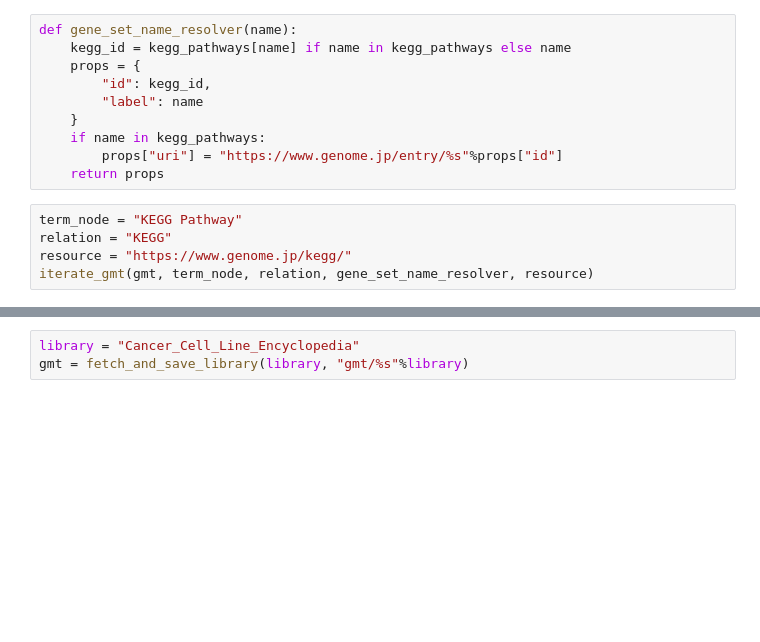
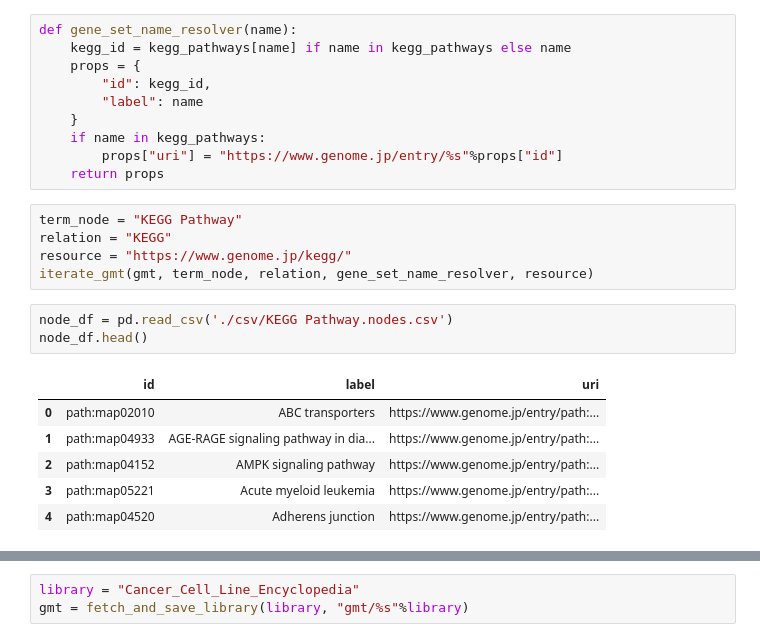
Before and after one commit to sc01619/KnowledgeGraphDemo, a Jupyter notebook: notebooks/serialization.ipynb, the cells around one changed output, grey strips where cells are left out. Cells and saved outputs as stored; diff of their text form; blank space fills up the shorter version.

```diff
--- a/notebooks/serialization.ipynb
+++ b/notebooks/serialization.ipynb
@@ -296,3 +330,13 @@ term_node = "KEGG Pathway"
 relation = "KEGG"
 resource = "https://www.genome.jp/kegg/"
 iterate_gmt(gmt, term_node, relation, gene_set_name_resolver, resource)
+# %%
+node_df = pd.read_csv('./csv/KEGG Pathway.nodes.csv')
+node_df.head()
+# %% [output]
+|  | id | label | uri |
+| 0 | path:map02010 | ABC transporters | https://www.genome.jp/entry/path:... |
+| 1 | path:map04933 | AGE-RAGE signaling pathway in dia... | https://www.genome.jp/entry/path:... |
+| 2 | path:map04152 | AMPK signaling pathway | https://www.genome.jp/entry/path:... |
+| 3 | path:map05221 | Acute myeloid leukemia | https://www.genome.jp/entry/path:... |
+| 4 | path:map04520 | Adherens junction | https://www.genome.jp/entry/path:... |
```
Also changed, not shown: parts of 16 cells of this notebook, 3 other files.
